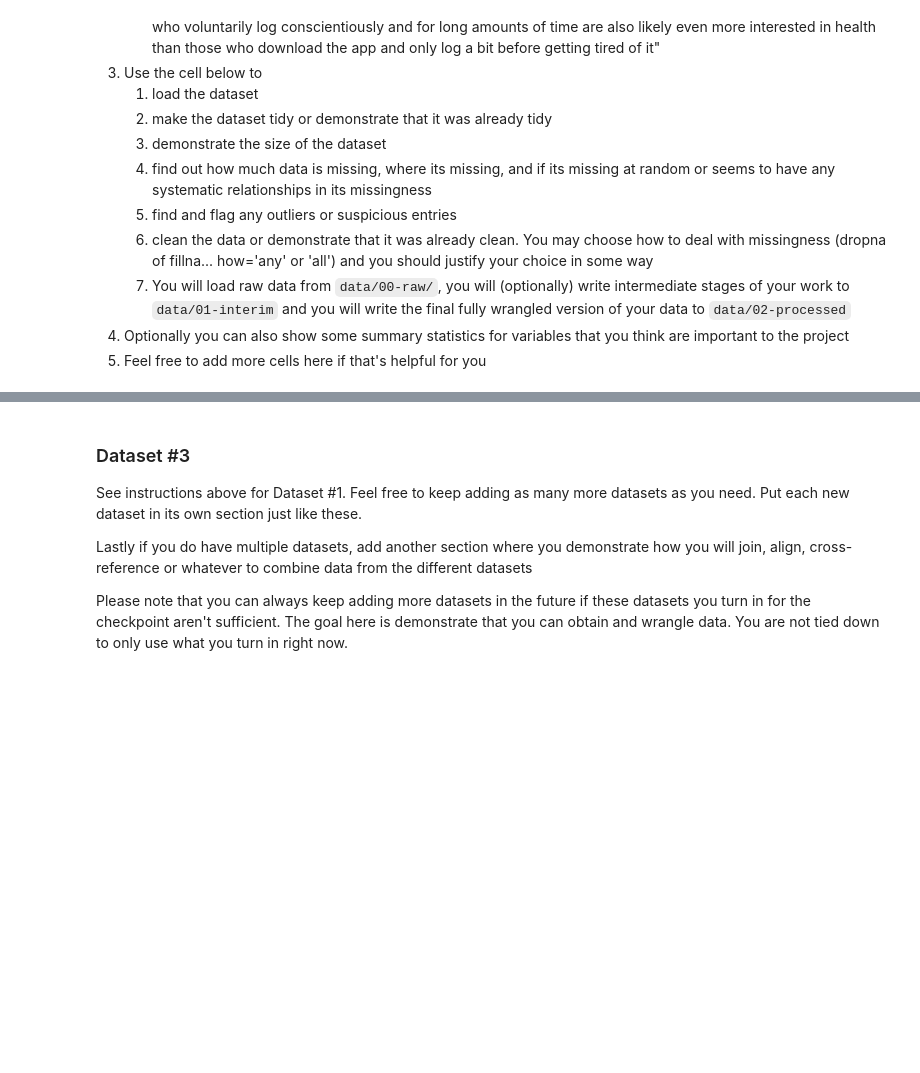
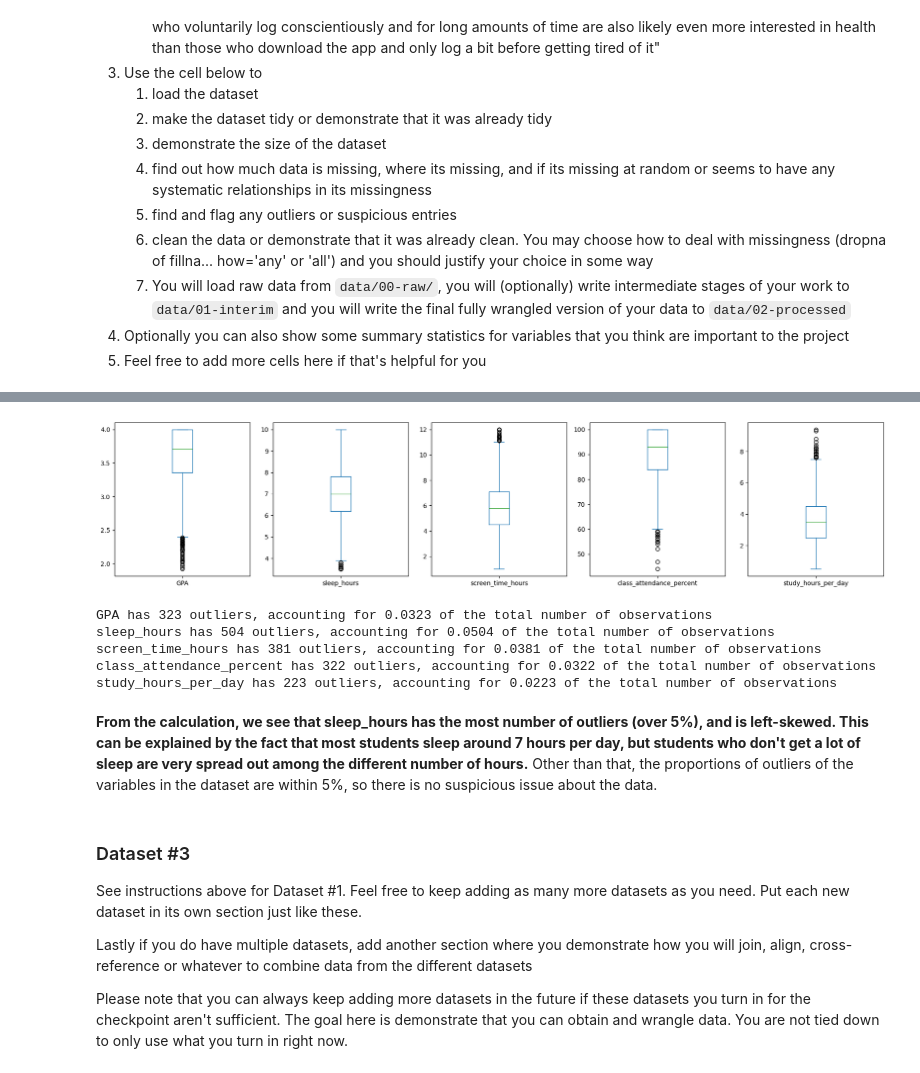
Before and after one commit to AnEpiphanyMaybe/sleep-screen-time-analysis, a Jupyter notebook: 01-DataCheckpoint.ipynb, the cells around one changed output, grey strips where cells are left out. Drawn from its saved outputs; the diff is of its cells as text; code cells hidden in the pictures; blank space fills up the shorter version.

Commit message:
added data overview for dataset 2

```diff
--- a/01-DataCheckpoint.ipynb
+++ b/01-DataCheckpoint.ipynb
@@ -166,2 +180,5 @@ Please note that you can always keep adding more datasets in the future if these
 # %%
 ## YOUR CODE TO LOAD/CLEAN/TIDY/WRANGLE THE DATA GOES HERE
+# Loading the dataset
+data2 = pd.read_csv('data/00-raw/global_university_students_performance_habits_10000.csv')
+data2.head()
@@ -167,0 +259,5 @@ Please note that you can always keep adding more datasets in the future if these
+# %%
+# Collecting a subset of columns in the dataset that we are interested in:
+# We essentially handled the issue of missingness in the 'favorite_AI_tool' since it is dropped from the smaller dataset.
+data2_subset = data2[['GPA', 'sleep_hours', 'screen_time_hours', 'class_attendance_percent', 'study_hours_per_day']]
+data2_subset
@@ -168,3 +278,30 @@ Please note that you can always keep adding more datasets in the future if these
+# %%
+# Analyze whether there are outliers or suspicious entries in the variables we are interested in.
+vars = data2_subset.columns
+fig, axes = plt.subplots(1, len(vars), figsize=(18, 4))
+for ax, col in zip(axes, vars):
+    data2_subset[col].plot(kind='box', ax=ax)
+axes = axes.flatten()
+plt.tight_layout()
+# %% [output]
+[figure, added]
+# %%
+# From the plots, we can tell that every variable has several outliers. We will do some calculation to inspect the number of outliers more closely.
+def iqr(arr):
+    return np.percentile(arr, 75) - np.percentile(arr, 25)
+for col in vars:
+    column = data2_subset[col]
+    num_outliers = (column < column.median() - 1.5 * iqr(column)).sum() + (column > column.median() + 1.5 * iqr(column)).sum()
+    prop_outliers = num_outliers / data2_subset.shape[0]
+    print(f'{col} has {num_outliers} outliers, accounting for {prop_outliers} of the total number of observations')
+# %% [output]
+GPA has 323 outliers, accounting for 0.0323 of the total number of observations
+sleep_hours has 504 outliers, accounting for 0.0504 of the total number of observations
+screen_time_hours has 381 outliers, accounting for 0.0381 of the total number of observations
+class_attendance_percent has 322 outliers, accounting for 0.0322 of the total number of observations
+study_hours_per_day has 223 outliers, accounting for 0.0223 of the total number of observations
+# %% [markdown]
+**From the calculation, we see that sleep_hours has the most number of outliers (over 5%), and is left-skewed. This can be explained by the fact that most students sleep around 7 hours per day, but students who don't get a lot of sleep are very spread out among the different number of hours.** Other than that, the proportions of outliers of the variables in the dataset are within 5%, so there is no suspicious issue about the data.
 # %% [markdown]
 ### Dataset #3
 
```
Also changed, not shown: parts of 11 cells of this notebook.
